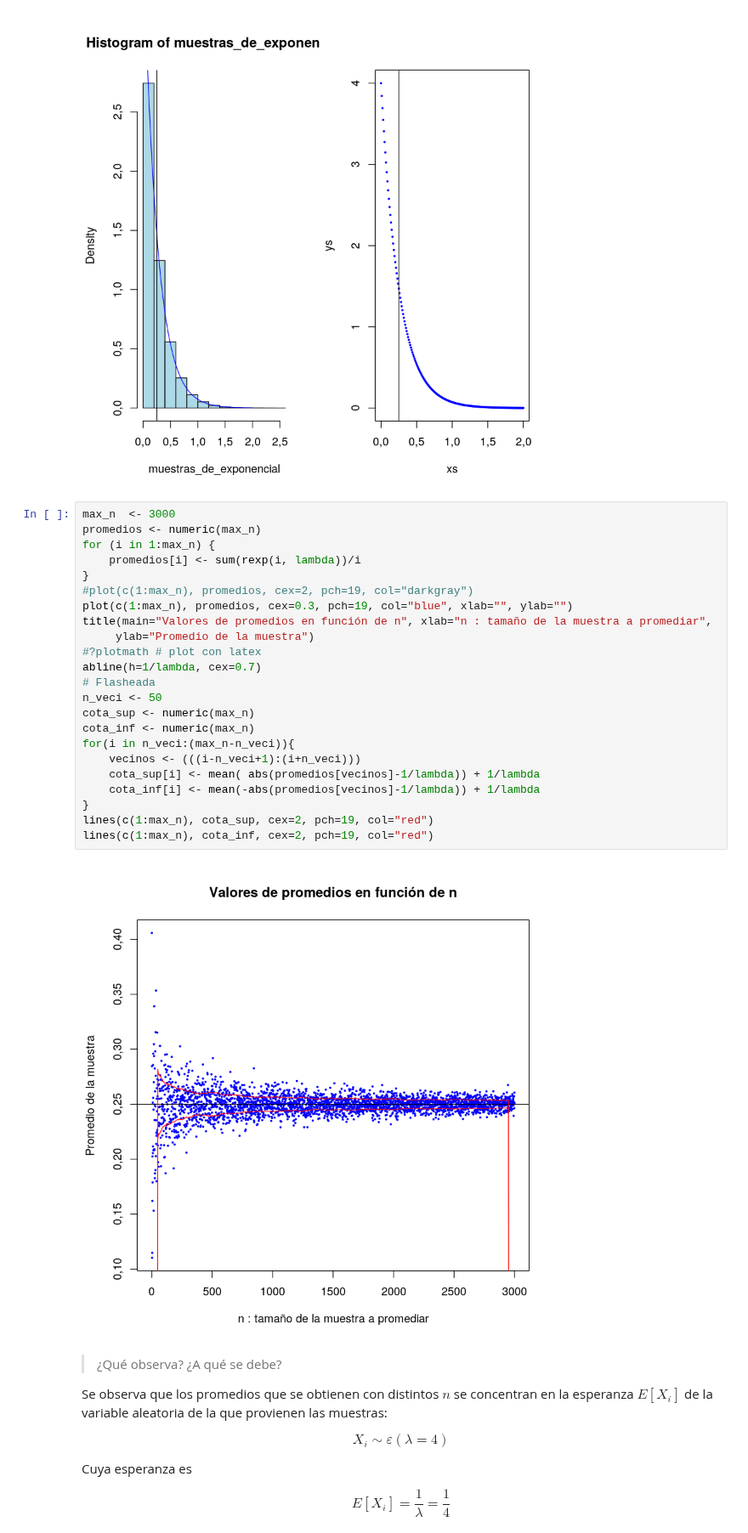
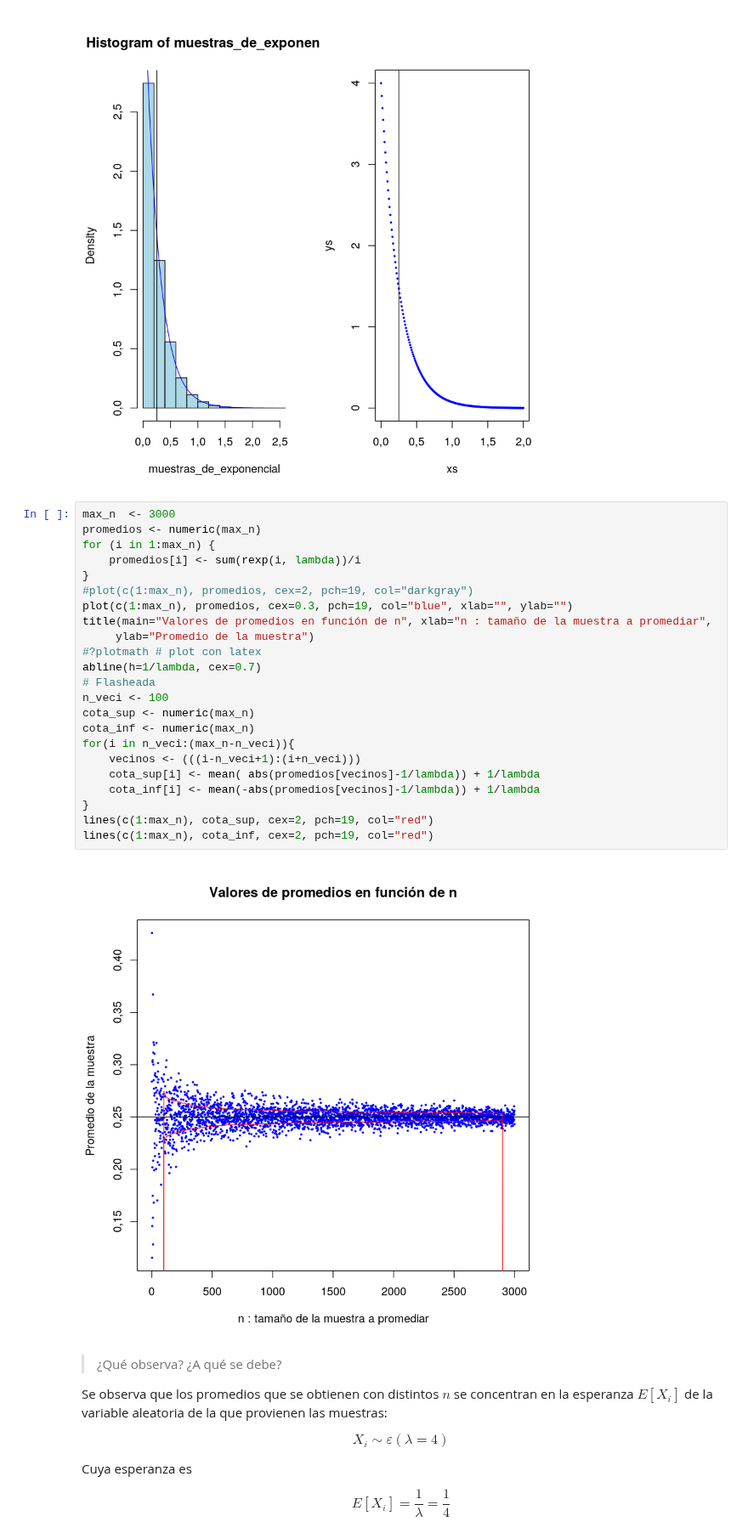
Before and after one commit to LecJackS/Probabilidades-y-Estadistica-2019-2doC, a Jupyter notebook: TP 1.ipynb, the cells around one changed output. Shown at 85% size. Cells and saved outputs as stored; diff of their text form.

```diff
--- a/TP 1.ipynb
+++ b/TP 1.ipynb
@@ -91,28 +91,28 @@ abline(v=esperanza_exp)
 # %%
 max_n  <- 3000
 promedios <- numeric(max_n)
 for (i in 1:max_n) {
     promedios[i] <- sum(rexp(i, lambda))/i
 }
 #plot(c(1:max_n), promedios, cex=2, pch=19, col="darkgray")
 plot(c(1:max_n), promedios, cex=0.3, pch=19, col="blue", xlab="", ylab="")
 title(main="Valores de promedios en función de n", xlab="n : tamaño de la muestra a promediar",
      ylab="Promedio de la muestra")
 #?plotmath # plot con latex
 abline(h=1/lambda, cex=0.7)
 # Flasheada
-n_veci <- 50
+n_veci <- 100
 cota_sup <- numeric(max_n)
 cota_inf <- numeric(max_n)
 for(i in n_veci:(max_n-n_veci)){
     vecinos <- (((i-n_veci+1):(i+n_veci)))
     cota_sup[i] <- mean( abs(promedios[vecinos]-1/lambda)) + 1/lambda
     cota_inf[i] <- mean(-abs(promedios[vecinos]-1/lambda)) + 1/lambda
 }
 lines(c(1:max_n), cota_sup, cex=2, pch=19, col="red")
 lines(c(1:max_n), cota_inf, cex=2, pch=19, col="red")
 # %% [output]
-[figure, old version]
+[figure, new version]
 # %% [markdown]
 >  ¿Qué observa? ¿A qué se debe?
 
```
